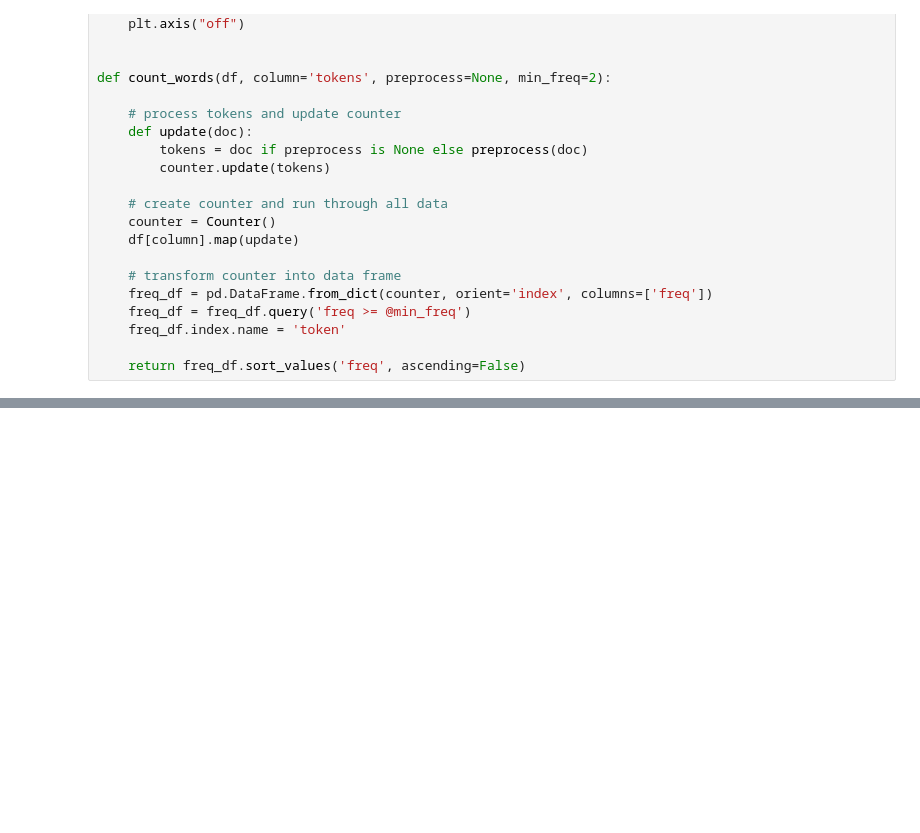
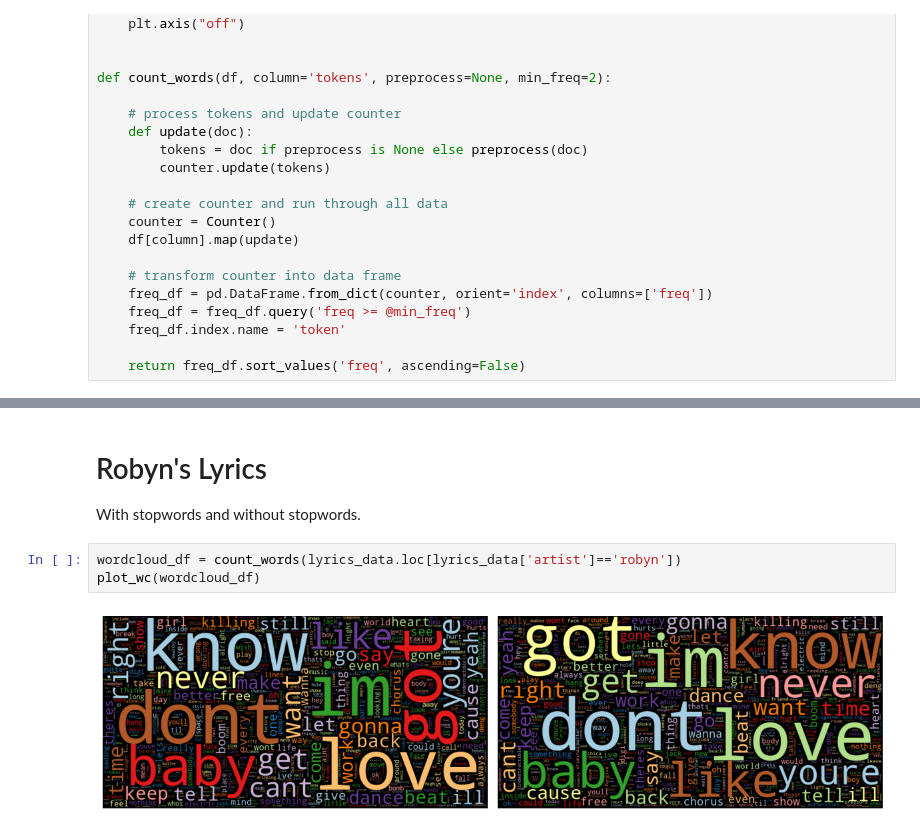
Before and after one commit to zachfreitas/Assignment-3.1-Group-Comparison, a Jupyter notebook: Group Comparison.ipynb, the cells around one changed output, grey strips where cells are left out. Saved outputs shown, nothing was run; the diff lists cells and outputs as text; blank space fills up the shorter version.

```diff
--- a/Group Comparison.ipynb
+++ b/Group Comparison.ipynb
@@ -656,0 +698,8 @@ def count_words(df, column='tokens', preprocess=None, min_freq=2):
+# %% [markdown]
+# Robyn's Lyrics
+With stopwords and without stopwords.
+# %%
+wordcloud_df = count_words(lyrics_data.loc[lyrics_data['artist']=='robyn'])
+plot_wc(wordcloud_df)
+# %% [output]
+[figure, added]
```
Also changed, not shown: parts of 11 cells of this notebook.
